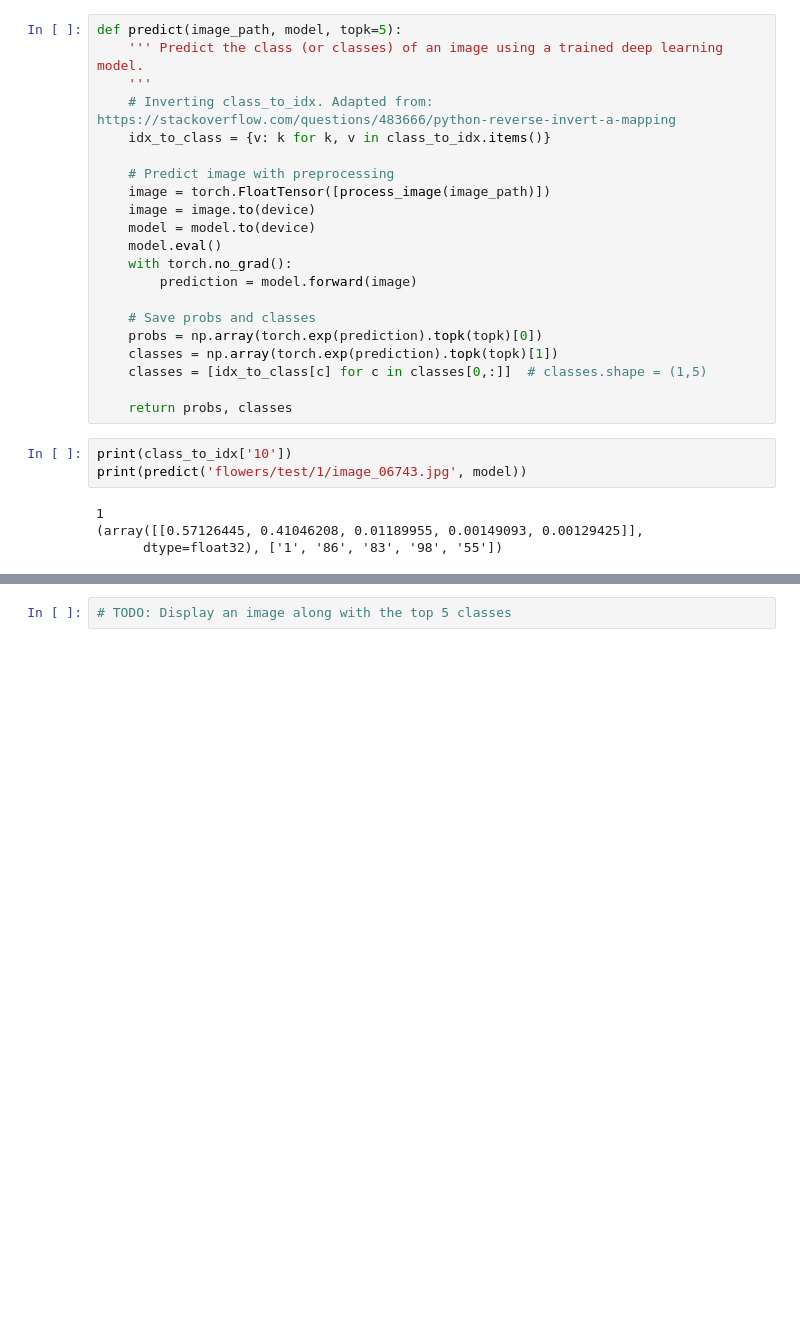
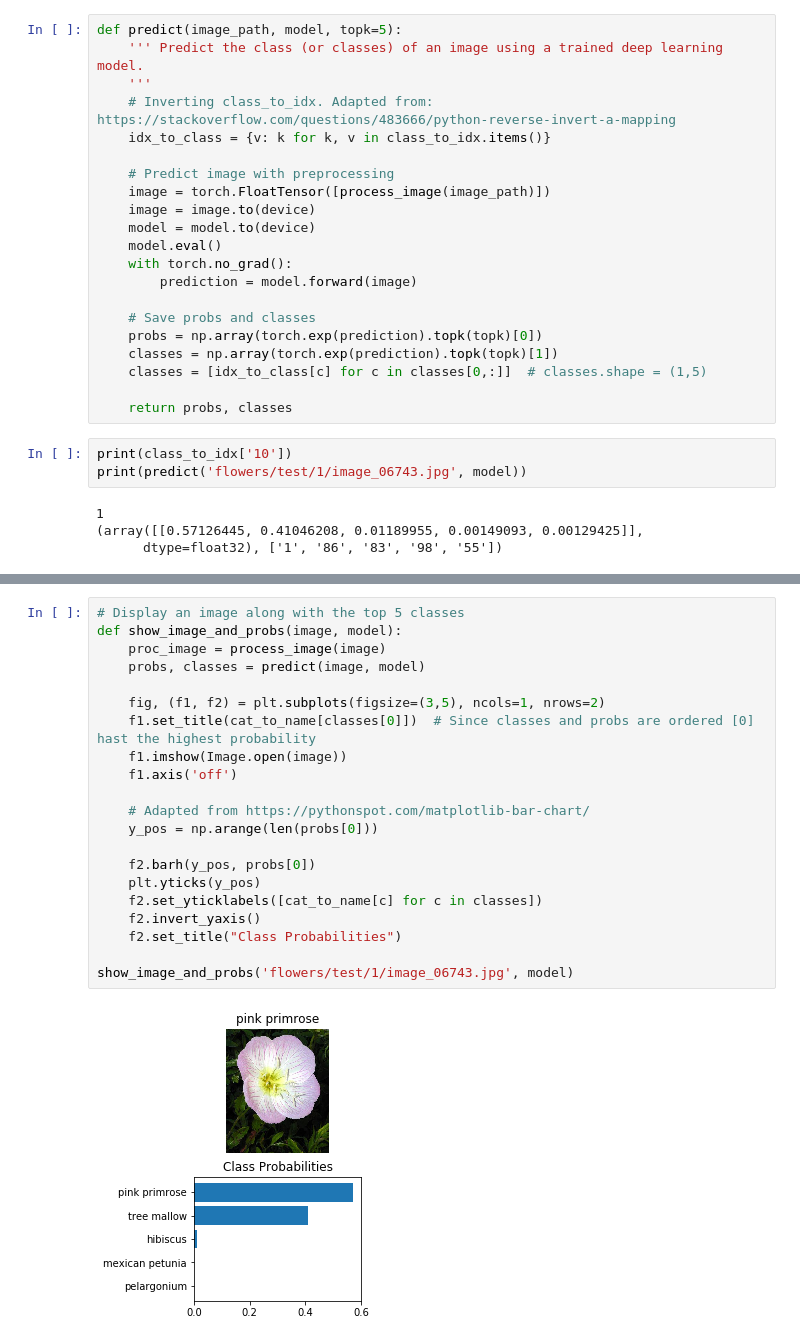
Before and after one commit to matthiasludwig/aipnd-project, a Jupyter notebook: Image Classifier Project.ipynb, the cells around one changed output, grey strips where cells are left out. Saved outputs shown, nothing was run; the diff lists cells and outputs as text; blank space fills up the shorter version.

```diff
--- a/Image Classifier Project.ipynb
+++ b/Image Classifier Project.ipynb
@@ -495,5 +495,26 @@ Now that you can use a trained model for predictions, check to make sure it make
 <img src='assets/inference_example.png' width=300px>
 
 You can convert from the class integer encoding to actual flower names with the `cat_to_name.json` file (should have been loaded earlier in the notebook). To show a PyTorch tensor as an image, use the `imshow` function defined above.
-# %%
-# TODO: Display an image along with the top 5 classes
+# %%
+# Display an image along with the top 5 classes
+def show_image_and_probs(image, model):
+    proc_image = process_image(image)
+    probs, classes = predict(image, model)
+
+    fig, (f1, f2) = plt.subplots(figsize=(3,5), ncols=1, nrows=2)
+    f1.set_title(cat_to_name[classes[0]])  # Since classes and probs are ordered [0] hast the highest probability
+    f1.imshow(Image.open(image))
+    f1.axis('off')
+
+    # Adapted from https://pythonspot.com/matplotlib-bar-chart/
+    y_pos = np.arange(len(probs[0]))
+
+    f2.barh(y_pos, probs[0])
+    plt.yticks(y_pos)
+    f2.set_yticklabels([cat_to_name[c] for c in classes])
+    f2.invert_yaxis()
+    f2.set_title("Class Probabilities")
+
+show_image_and_probs('flowers/test/1/image_06743.jpg', model)
+# %% [output]
+[figure, added]
```
